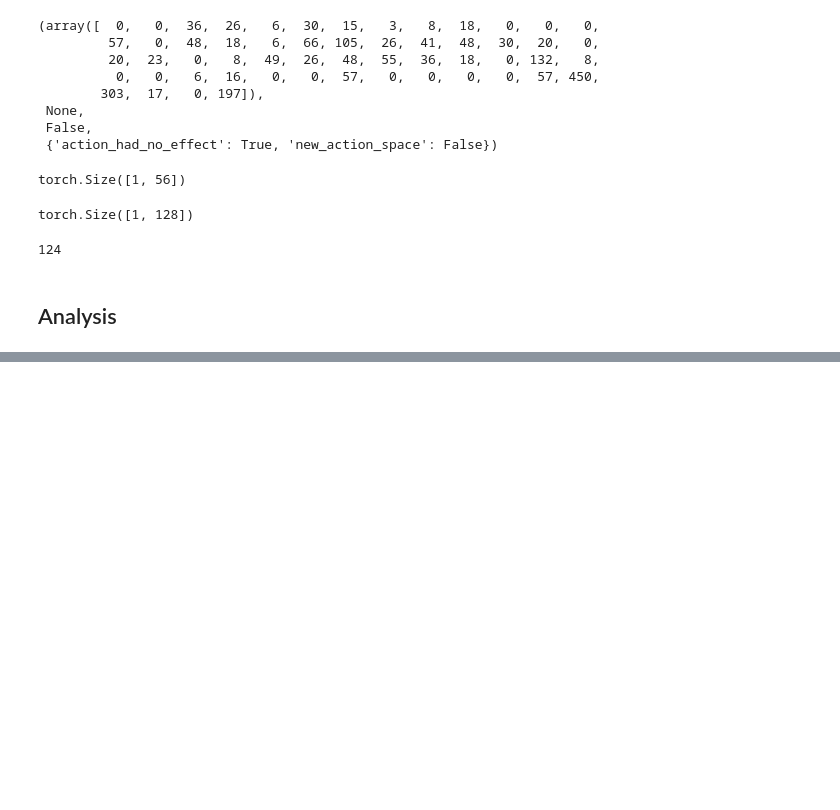
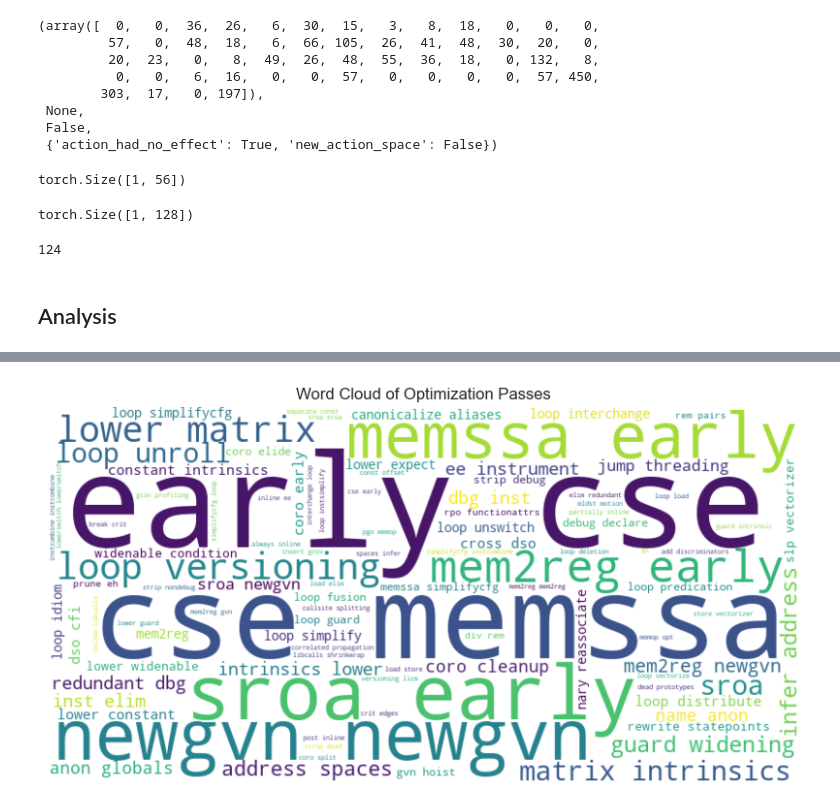
Before and after one commit to oliverc1623/CSE211-Final-Project, a Jupyter notebook: scraps.ipynb, the cells around one changed output, grey strips where cells are left out. Drawn from its saved outputs; the diff is of its cells as text; code cells hidden in the pictures; blank space fills up the shorter version.

```diff
--- a/scraps.ipynb
+++ b/scraps.ipynb
@@ -163,0 +207,14 @@ sns.lineplot(data=df,x='episode',y='score',linewidth=.5)
+# %%
+from wordcloud import WordCloud
+
+# Flatten the list of passes
+passes_list = [pass_ for passes in seqs['actions'] for pass_ in passes]
+
+wordcloud = WordCloud(width=800, height=400, max_words=100, background_color='white').generate(''.join(passes_list))
+plt.figure(figsize=(10, 6))
+plt.imshow(wordcloud, interpolation='bilinear')
+plt.axis('off')
+plt.title('Word Cloud of Optimization Passes')
+plt.show()
+# %% [output]
+[figure, added]
```
Also changed, not shown: parts of 12 cells of this notebook.
